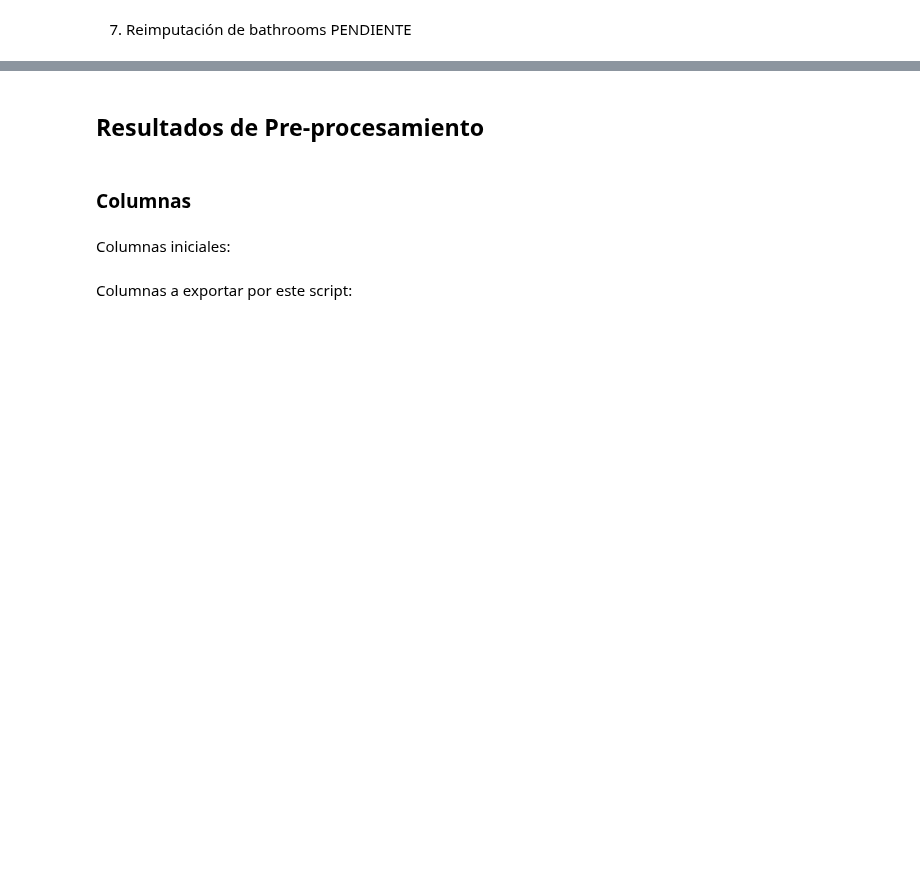
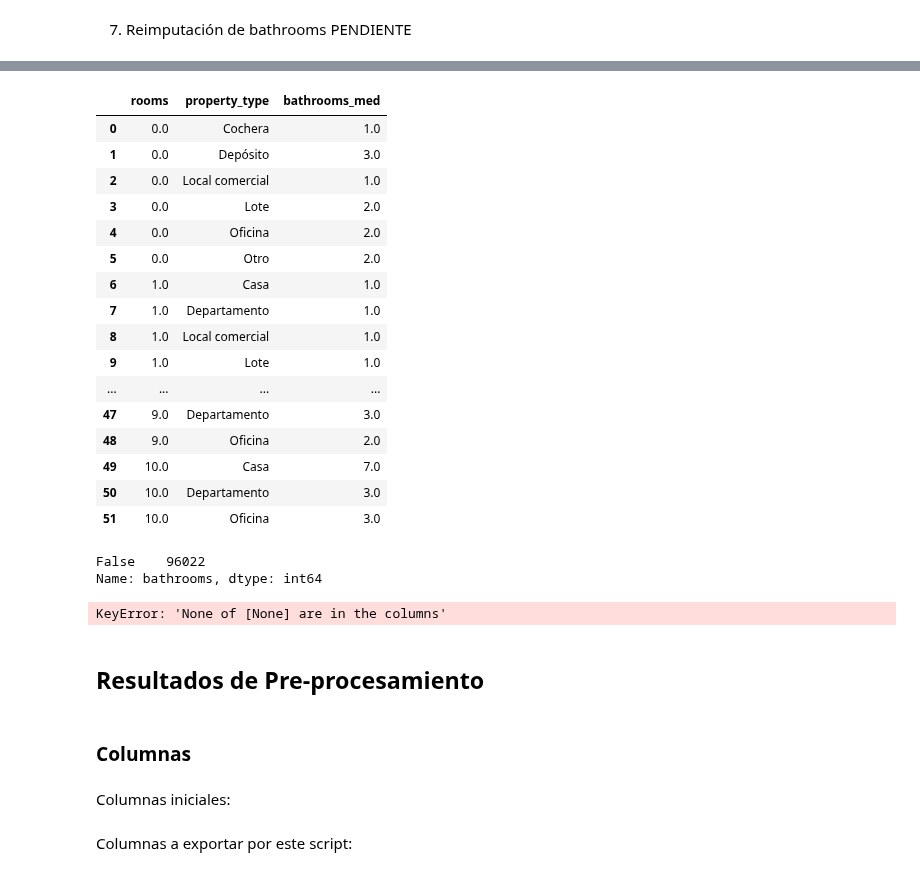
Before and after one commit to Ignacio-Ibarra/tpAA, a Jupyter notebook: Pre-processing.ipynb, the cells around one changed output, grey strips where cells are left out. Drawn from its saved outputs; the diff is of its cells as text; code cells hidden in the pictures; blank space fills up the shorter version.

Commit message:
Upd imput baños, error pendiente

```diff
--- a/Pre-processing.ipynb
+++ b/Pre-processing.ipynb
@@ -764,6 +786,6 @@ data.isnull().sum()
 # %%
 # ACCION REQUERIDA: renombrá el dataset que vengas usando a df asi te sirven todos los otros codigos --> df_Actual_Name
-df = df_Actual_Name #--> CAMBIAR
+df = data #--> CAMBIAR
 
 # guardo y le borro el indice, porque sino se va a romper cuando haga el merge
 index_orig= df.index.name
@@ -770,11 +794,28 @@ index_orig= df.index.name
 # %%
 # Veo cuales son los valores medios de 'bathroom" para cada cantidad de ambientes por cada tipo de propiedad --> y lo guardo en un nuevo df llamado 'bath_med'
 cols = ['rooms','bathrooms', 'property_type']
-medxprop = df[cols].groupby(['rooms','property_type']).median('bathrooms').rename({'bathrooms':'bathrooms_med'},axis=1).round(0)
-
+medxprop = df[cols].groupby(['rooms','property_type']).median()#.rename({'bathrooms':'bathrooms_med'},axis=1).round(0)
+medxprop = medxprop.rename({'bathrooms':'bathrooms_med'},axis=1).round(0)
 bath_med = medxprop.reset_index()
-
 bath_med
+# %% [output]
+|  | rooms | property_type | bathrooms_med |
+| 0 | 0.0 | Cochera | 1.0 |
+| 1 | 0.0 | Depósito | 3.0 |
+| 2 | 0.0 | Local comercial | 1.0 |
+| 3 | 0.0 | Lote | 2.0 |
+| 4 | 0.0 | Oficina | 2.0 |
+| 5 | 0.0 | Otro | 2.0 |
+| 6 | 1.0 | Casa | 1.0 |
+| 7 | 1.0 | Departamento | 1.0 |
+| 8 | 1.0 | Local comercial | 1.0 |
+| 9 | 1.0 | Lote | 1.0 |
+| ... | ... | ... | ... |
+| 47 | 9.0 | Departamento | 3.0 |
+| 48 | 9.0 | Oficina | 2.0 |
+| 49 | 10.0 | Casa | 7.0 |
+| 50 | 10.0 | Departamento | 3.0 |
+| 51 | 10.0 | Oficina | 3.0 |
 # %%
 # agrego una nueva columna al df con esa mediana calculada para luego imputar los nulls en bathrooms con ese dato
 df = df.merge(bath_med, 'left', on = ['rooms','property_type'])
@@ -785,8 +826,13 @@ df.loc[mask, 'bathrooms'] = df.loc[mask,'bathrooms_med']
 # %%
 # Verificamos que no hay nulls
 df['bathrooms'].isna().value_counts()
+# %% [output]
+False    96022
+Name: bathrooms, dtype: int64
 # %%
 # le volvemos a poner el indice y lo renombramos al nombre previo:
 df = df.set_index(index_orig)
+# %% [output]
+KeyError: 'None of [None] are in the columns'
 # %%
 # ACCION REQUERIDA: volver al nombre original --> df_Actual_Name
```
Also changed, not shown: parts of 6 cells of this notebook.
